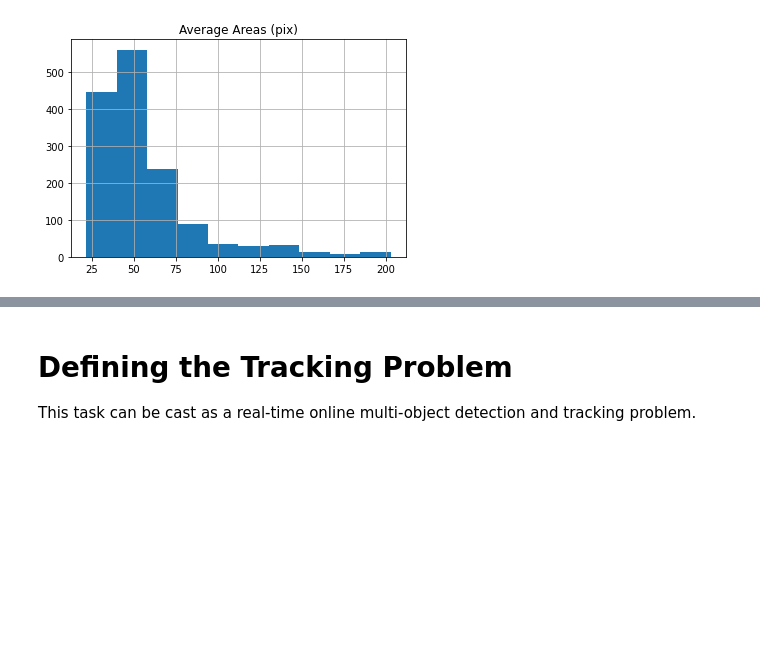
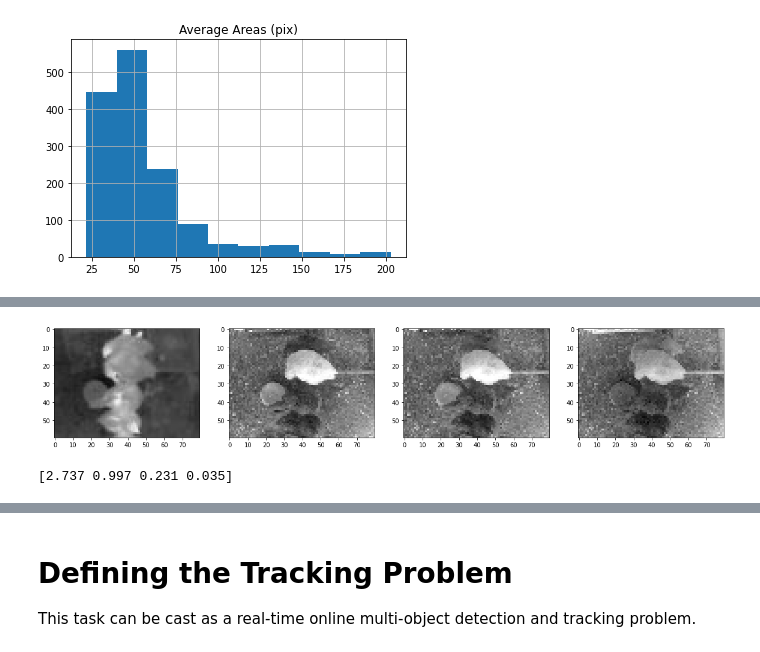
Before and after one commit to edwardwterry/chicken-monitoring, a Jupyter notebook: notebooks/eda.ipynb, the cells around one changed output, grey strips where cells are left out. Saved outputs shown, nothing was run; the diff lists cells and outputs as text; code cells hidden in the pictures; blank space fills up the shorter version.

```diff
--- a/notebooks/eda.ipynb
+++ b/notebooks/eda.ipynb
@@ -212,0 +266,12 @@ The thermal camera periodically undergoes a process known as [Flat Field Correct
+# %%
+fig, axs = plt.subplots(1, 4, figsize=(20, 20))
+pca_therm_frame = pca_therm_frame[:,:,0]
+b = pca_color_frame[:,:,0]
+g = pca_color_frame[:,:,1]
+r = pca_color_frame[:,:,2]
+frames = [pca_therm_frame, b, g, r]
+
+for i in range(len(frames)):
+    axs[i].imshow(frames[i], cmap='gray', vmin=0, vmax=255)
+# %% [output]
+[figure, added]
@@ -212,0 +285,11 @@ The thermal camera periodically undergoes a process known as [Flat Field Correct
+# %%
+np.set_printoptions(precision=3)
+cov = np.cov(matrix.transpose())
+eigval, eigvec = np.linalg.eig(cov)
+print(eigval)
+order = eigval.argsort()[::-1]
+eigval = eigval[order]
+eigvec = eigvec[:,order]
+pc = np.matmul(matrix, eigvec)
+# %% [output]
+[2.737 0.997 0.231 0.035]
```
Also changed, not shown: parts of 20 cells of this notebook, 12 other files.
